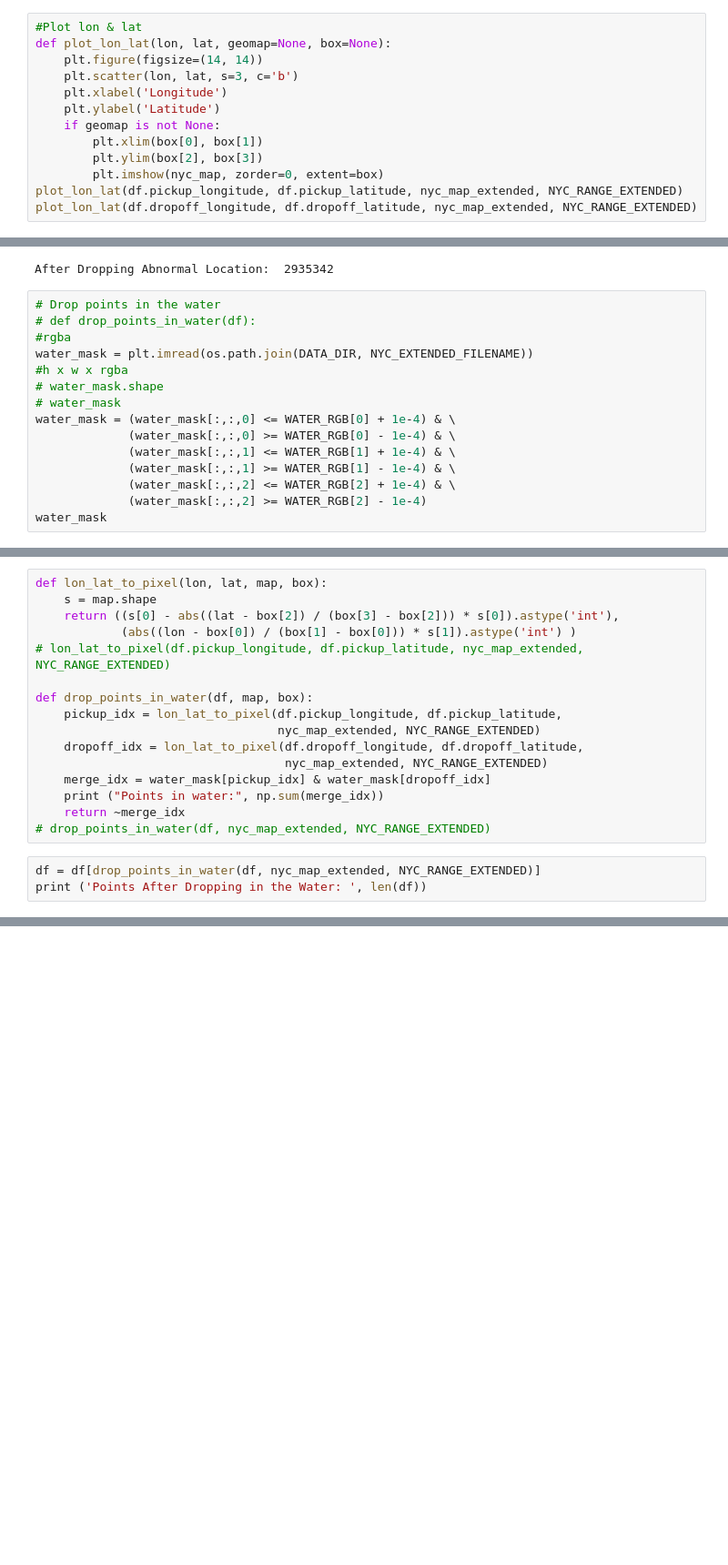
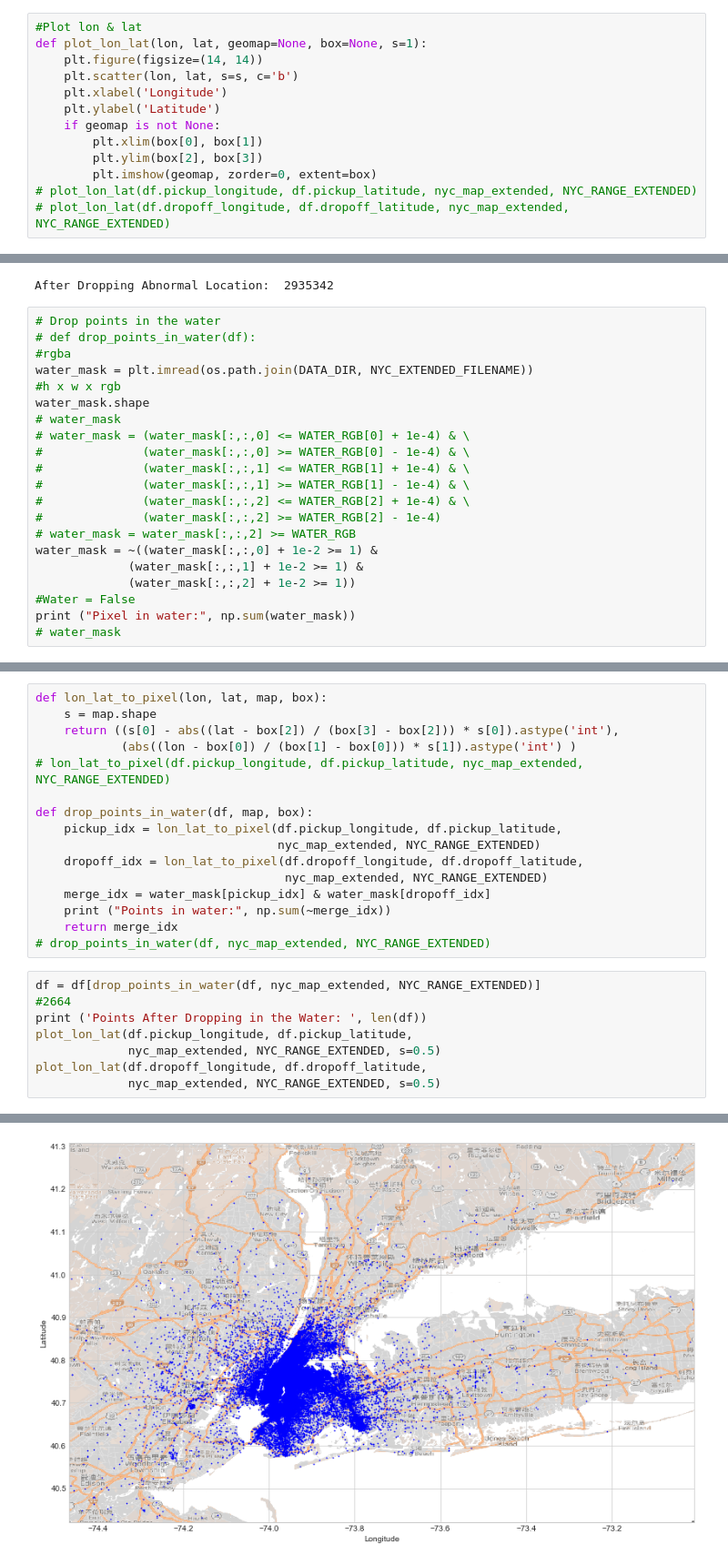
Before and after one commit to elicassion/New-York-City-Taxi-Fare-Prediction, a Jupyter notebook: nyc_texi.ipynb, the cells around one changed output, grey strips where cells are left out. Shown at 91% size. Cells and saved outputs as stored; diff of their text form; blank space fills up the shorter version.

Commit message:
washing data: water eliminated

```diff
--- a/nyc_texi.ipynb
+++ b/nyc_texi.ipynb
@@ -91,14 +93,14 @@ print ('After Dropping Abnormal Fare: ', len(df))
 After Dropping Abnormal Fare:  2999852
 # %%
 #Plot lon & lat
-def plot_lon_lat(lon, lat, geomap=None, box=None):
+def plot_lon_lat(lon, lat, geomap=None, box=None, s=1):
     plt.figure(figsize=(14, 14))
-    plt.scatter(lon, lat, s=3, c='b')
+    plt.scatter(lon, lat, s=s, c='b')
     plt.xlabel('Longitude')
     plt.ylabel('Latitude')
     if geomap is not None:
         plt.xlim(box[0], box[1])
         plt.ylim(box[2], box[3])
-        plt.imshow(nyc_map, zorder=0, extent=box)
-plot_lon_lat(df.pickup_longitude, df.pickup_latitude, nyc_map_extended, NYC_RANGE_EXTENDED)
-plot_lon_lat(df.dropoff_longitude, df.dropoff_latitude, nyc_map_extended, NYC_RANGE_EXTENDED)
+        plt.imshow(geomap, zorder=0, extent=box)
+# plot_lon_lat(df.pickup_longitude, df.pickup_latitude, nyc_map_extended, NYC_RANGE_EXTENDED)
+# plot_lon_lat(df.dropoff_longitude, df.dropoff_latitude, nyc_map_extended, NYC_RANGE_EXTENDED)
@@ -124,14 +123,20 @@ After Dropping Abnormal Location:  2935342
 # def drop_points_in_water(df):
 #rgba
 water_mask = plt.imread(os.path.join(DATA_DIR, NYC_EXTENDED_FILENAME))
-#h x w x rgba
-# water_mask.shape
+#h x w x rgb
+water_mask.shape
 # water_mask
-water_mask = (water_mask[:,:,0] <= WATER_RGB[0] + 1e-4) & \
-             (water_mask[:,:,0] >= WATER_RGB[0] - 1e-4) & \
-             (water_mask[:,:,1] <= WATER_RGB[1] + 1e-4) & \
-             (water_mask[:,:,1] >= WATER_RGB[1] - 1e-4) & \
-             (water_mask[:,:,2] <= WATER_RGB[2] + 1e-4) & \
-             (water_mask[:,:,2] >= WATER_RGB[2] - 1e-4)
-water_mask
+# water_mask = (water_mask[:,:,0] <= WATER_RGB[0] + 1e-4) & \
+#              (water_mask[:,:,0] >= WATER_RGB[0] - 1e-4) & \
+#              (water_mask[:,:,1] <= WATER_RGB[1] + 1e-4) & \
+#              (water_mask[:,:,1] >= WATER_RGB[1] - 1e-4) & \
+#              (water_mask[:,:,2] <= WATER_RGB[2] + 1e-4) & \
+#              (water_mask[:,:,2] >= WATER_RGB[2] - 1e-4)
+# water_mask = water_mask[:,:,2] >= WATER_RGB
+water_mask = ~((water_mask[:,:,0] + 1e-2 >= 1) &
+             (water_mask[:,:,1] + 1e-2 >= 1) &
+             (water_mask[:,:,2] + 1e-2 >= 1))
+#Water = False
+print ("Pixel in water:", np.sum(water_mask))
+# water_mask
 # %% [output]
@@ -155,10 +154,15 @@ def drop_points_in_water(df, map, box):
     dropoff_idx = lon_lat_to_pixel(df.dropoff_longitude, df.dropoff_latitude,
                                    nyc_map_extended, NYC_RANGE_EXTENDED)
     merge_idx = water_mask[pickup_idx] & water_mask[dropoff_idx]
-    print ("Points in water:", np.sum(merge_idx))
-    return ~merge_idx
+    print ("Points in water:", np.sum(~merge_idx))
+    return merge_idx
 # drop_points_in_water(df, nyc_map_extended, NYC_RANGE_EXTENDED)
 # %%
 df = df[drop_points_in_water(df, nyc_map_extended, NYC_RANGE_EXTENDED)]
+#2664
 print ('Points After Dropping in the Water: ', len(df))
+plot_lon_lat(df.pickup_longitude, df.pickup_latitude,
+             nyc_map_extended, NYC_RANGE_EXTENDED, s=0.5)
+plot_lon_lat(df.dropoff_longitude, df.dropoff_latitude,
+             nyc_map_extended, NYC_RANGE_EXTENDED, s=0.5)
 # %% [output]
@@ -166,0 +171 @@ ValueError: cannot label index with a null key
+[figure, added]
```
Also changed, not shown: parts of 7 cells of this notebook.
